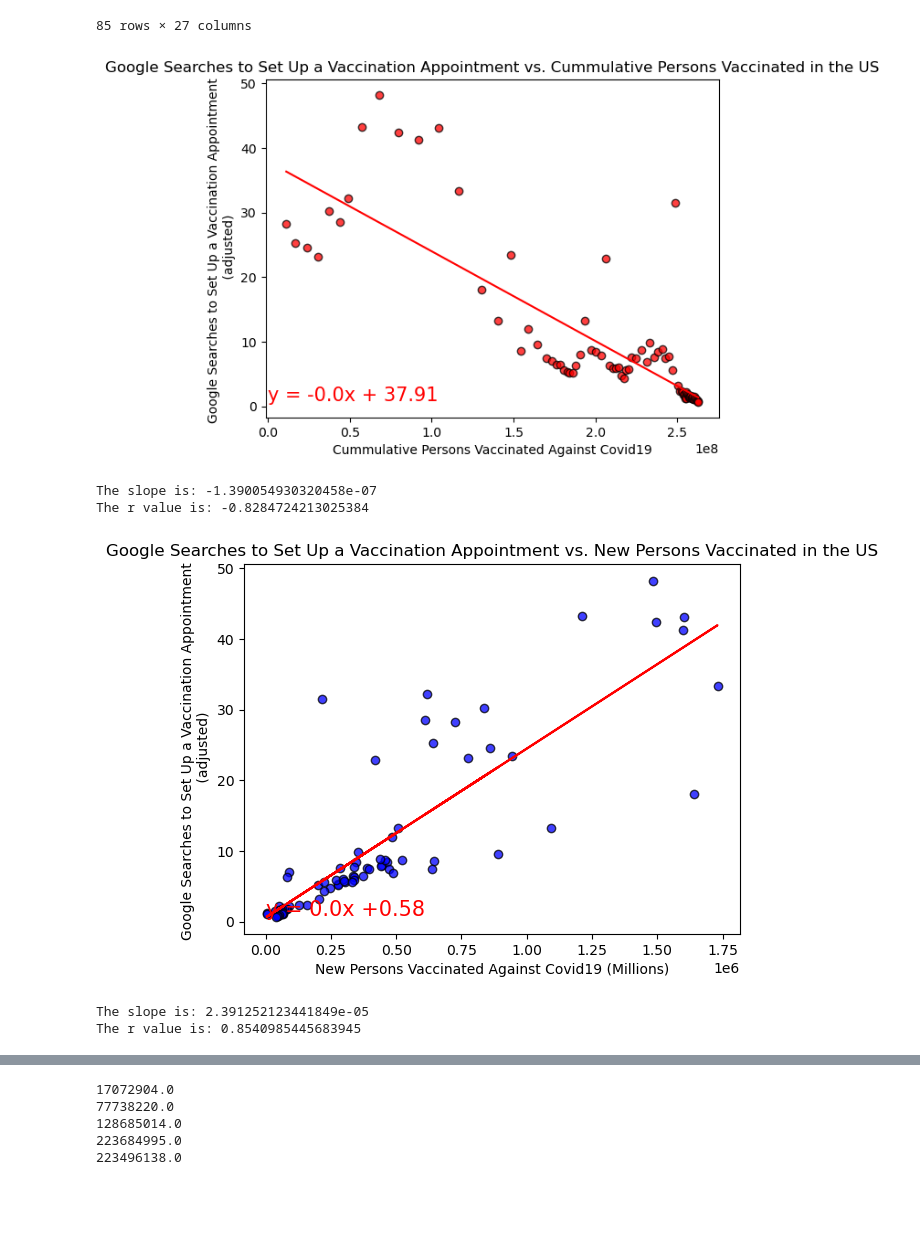
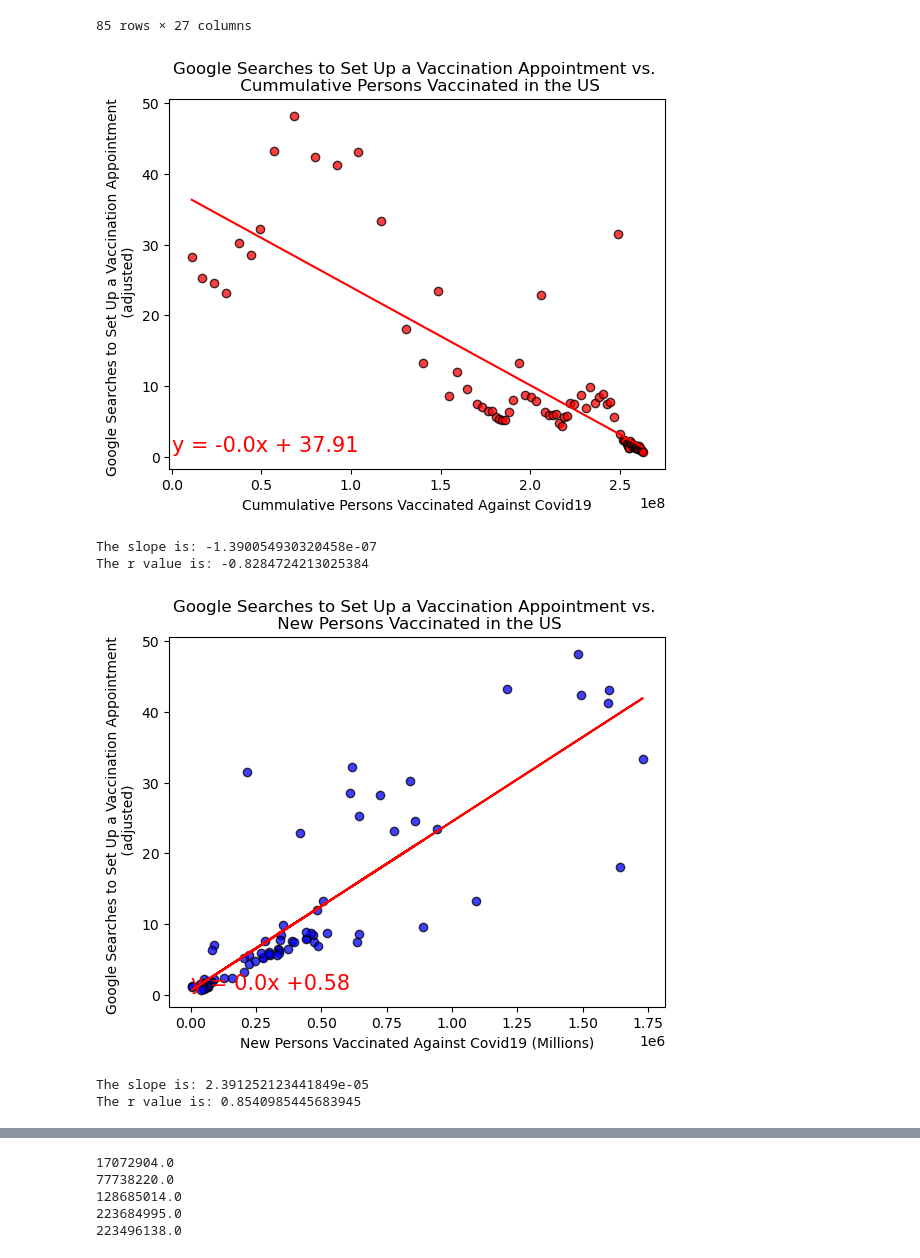
Before and after one commit to agilmore17/Data-Project-1, a Jupyter notebook: DataAnalytics.ipynb, the cells around one changed output, grey strips where cells are left out. Cells and saved outputs as stored; diff of their text form; code cells hidden in the pictures; blank space fills up the shorter version.

```diff
--- a/DataAnalytics.ipynb
+++ b/DataAnalytics.ipynb
@@ -233,27 +249,27 @@ vac_merge
 # %%
 #Create a scatter plot comparing vaccination appointment search to cumulative persons vaccinated and include regression line
 plt.scatter(vac_merge["cumulative_persons_vaccinated"], vac_merge["sni_vaccination_intent"], marker="o", facecolors="red", edgecolors="black", alpha=0.75)
 (slope, intercept, rvalue, pvalue, stderr) = linregress(vac_merge["cumulative_persons_vaccinated"], vac_merge["sni_vaccination_intent"])
 regress_values = vac_merge["cumulative_persons_vaccinated"] * slope + intercept
 line_eq = "y = " + str(round(slope,2)) + "x + " + str(round(intercept,2))
 plt.plot(vac_merge["cumulative_persons_vaccinated"],regress_values,"r-")
 plt.annotate(line_eq,(5.8,0.8),fontsize=15,color="red")
 
 #Create graph labels
 plt.xlabel('Cummulative Persons Vaccinated Against Covid19')
 plt.ylabel('Google Searches to Set Up a Vaccination Appointment \n (adjusted)')
-plt.title('Google Searches to Set Up a Vaccination Appointment vs. Cummulative Persons Vaccinated in the US')
+plt.title('Google Searches to Set Up a Vaccination Appointment vs. \n Cummulative Persons Vaccinated in the US')
 
 #Save and show figure
 plt.savefig("outputs/AppointmentCumVaccinated.png")
 plt.show()
 
 #Slope is rounded to zero due scale differences between the x- and y-axis
 print("The slope is: " + str(slope))
 
 print("The r value is: " + str(rvalue))
 # %% [output]
-[figure, old version]
+[figure, new version]
 The slope is: -1.390054930320458e-07
 The r value is: -0.8284724213025384
 # %%
@@ -269,7 +285,7 @@ plt.annotate(line_eq,(5.8,0.8),fontsize=15,color="red")
 #Create labels for graph
 plt.xlabel('New Persons Vaccinated Against Covid19 (Millions)')
 plt.ylabel('Google Searches to Set Up a Vaccination Appointment \n (adjusted)')
-plt.title('Google Searches to Set Up a Vaccination Appointment vs. New Persons Vaccinated in the US')
+plt.title('Google Searches to Set Up a Vaccination Appointment vs. \n New Persons Vaccinated in the US')
 plt.savefig("outputs/AppointmentNewVaccinated.png")
 
 #Display graph
@@ -280,7 +296,7 @@ print("The slope is: " + str(slope))
 
 print("The r value is: " + str(rvalue))
 # %% [output]
-[figure, old version]
+[figure, new version]
 The slope is: 2.391252123441849e-05
 The r value is: 0.8540985445683945
 # %%
```
Also changed, not shown: parts of 14 cells of this notebook, 11 other files.
